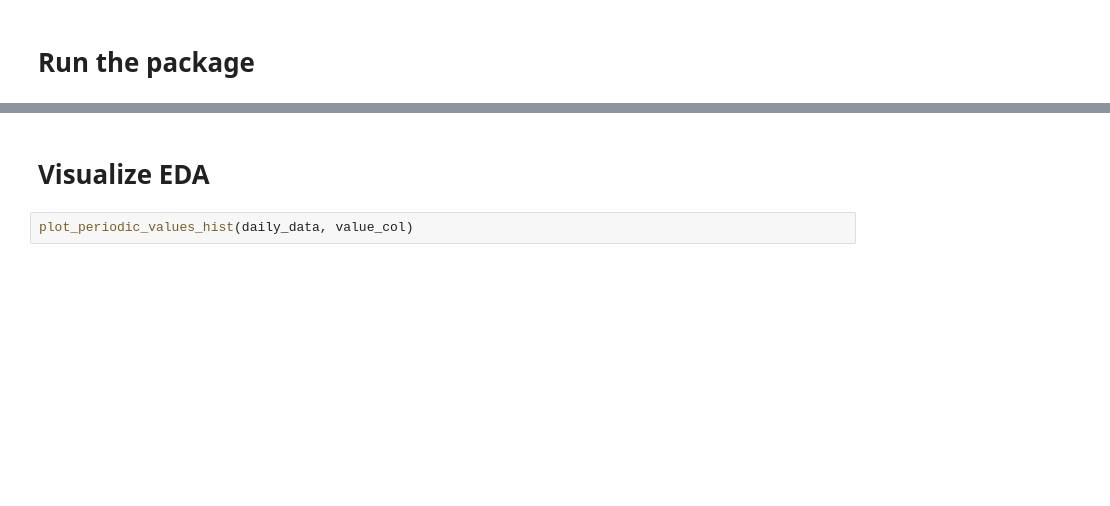
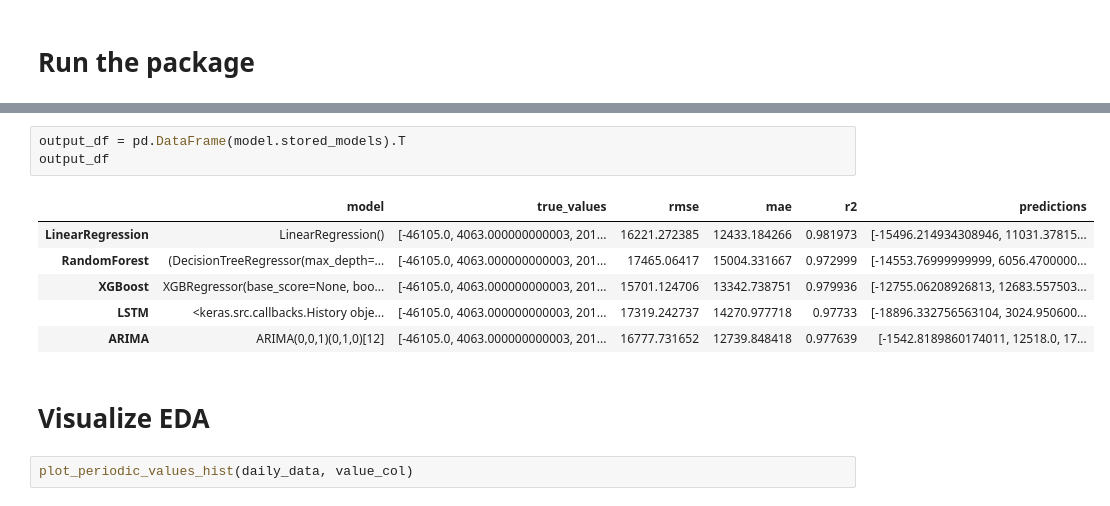
Before and after one commit to mollyryanruby/auto_forecast, a Jupyter notebook: auto_forecast/example/example_notebook.ipynb, the cells around one changed output, grey strips where cells are left out. Saved outputs shown, nothing was run; the diff lists cells and outputs as text; blank space fills up the shorter version.

```diff
--- a/auto_forecast/example/example_notebook.ipynb
+++ b/auto_forecast/example/example_notebook.ipynb
@@ -104,3 +91,13 @@ IndexError: too many indices for array: array is 1-dimensional, but 2 were index
+# %%
+output_df = pd.DataFrame(model.stored_models).T
+output_df
+# %% [output]
+|  | model | true_values | rmse | mae | r2 | predictions |
+| LinearRegression | LinearRegression() | [-46105.0, 4063.000000000003, 201... | 16221.272385 | 12433.184266 | 0.981973 | [-15496.214934308946, 11031.37815... |
+| RandomForest | (DecisionTreeRegressor(max_depth=... | [-46105.0, 4063.000000000003, 201... | 17465.06417 | 15004.331667 | 0.972999 | [-14553.76999999999, 6056.4700000... |
+| XGBoost | XGBRegressor(base_score=None, boo... | [-46105.0, 4063.000000000003, 201... | 15701.124706 | 13342.738751 | 0.979936 | [-12755.06208926813, 12683.557503... |
+| LSTM | <keras.src.callbacks.History obje... | [-46105.0, 4063.000000000003, 201... | 17319.242737 | 14270.977718 | 0.97733 | [-18896.332756563104, 3024.950600... |
+| ARIMA | ARIMA(0,0,1)(0,1,0)[12] | [-46105.0, 4063.000000000003, 201... | 16777.731652 | 12739.848418 | 0.977639 | [-1542.8189860174011, 12518.0, 17... |
 # %% [markdown]
 # Visualize EDA
 # %%
```
Also changed, not shown: parts of 6 cells of this notebook.
